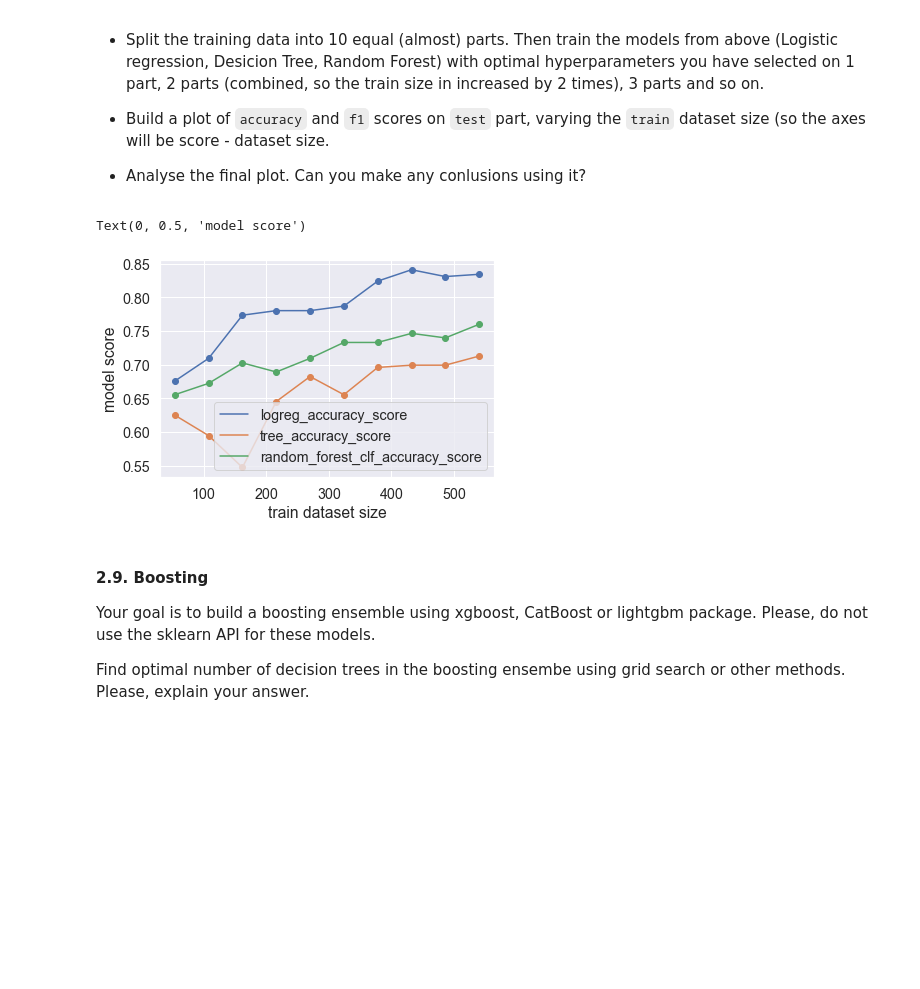
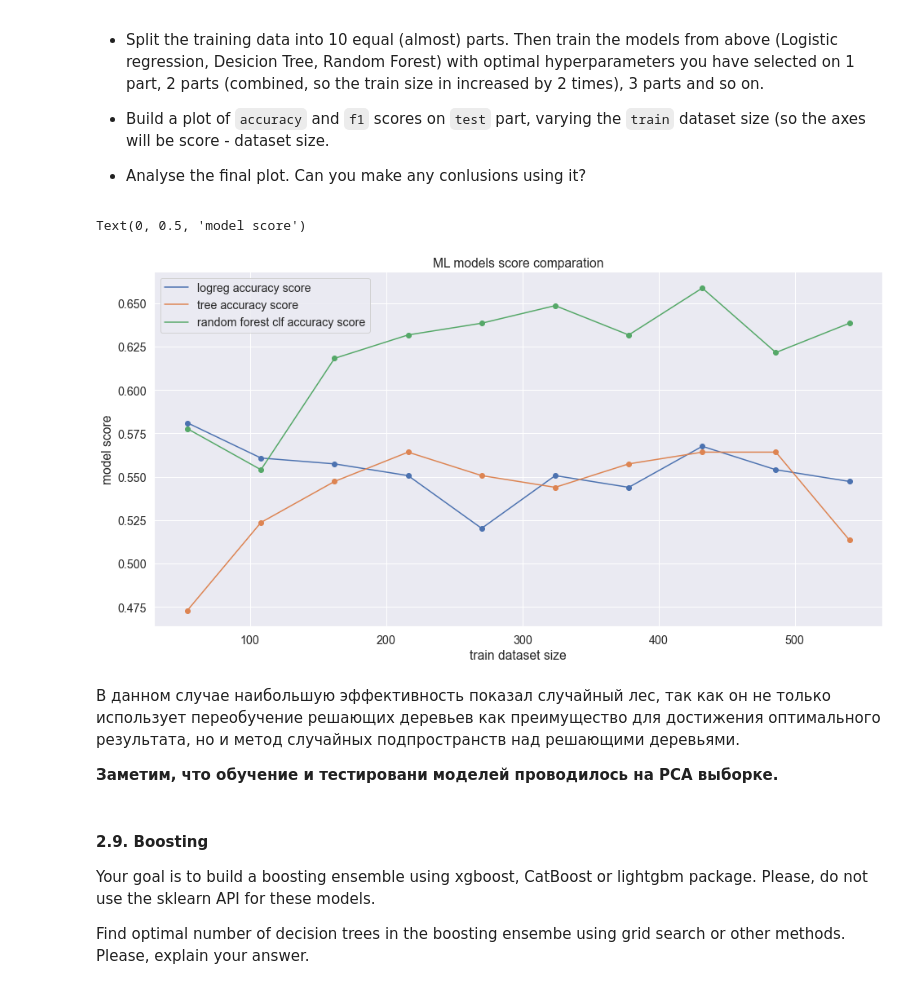
Before and after one commit to pavel-collab/ml-course-home-tasks, a Jupyter notebook: homeworks/lab01_ml_pipeline/lab01_part2_ml_pipeline.ipynb, the cells around one changed output. Saved outputs shown, nothing was run; the diff lists cells and outputs as text; code cells hidden in the pictures; blank space fills up the shorter version.

```diff
--- a/homeworks/lab01_ml_pipeline/lab01_part2_ml_pipeline.ipynb
+++ b/homeworks/lab01_ml_pipeline/lab01_part2_ml_pipeline.ipynb
@@ -200,7 +191,8 @@ def count_correlationn(df):
             arr.append([df.columns[feature_a], df.columns[feature_b]])
     return arr
 # %%
-arr = count_correlationn(raw_dataset)
+# Check if we have correlated features in dataset
+arr = count_correlationn(df)
 for i in range(len(arr)):
     print(arr[i])
 # %% [output]
@@ -633,29 +644,32 @@ Now we will work with the Random Forest (its `sklearn` implementation).
 # %%
 from sklearn.ensemble import RandomForestClassifier
 
-# YOUR CODE HERE
+# Variate RandomForestClassifier with different amount of estimators and plot f1 and accuracy w.r.t. the size of esemble
 N_estimators = np.arange(2, 100+1)
 
-#* firstly do bagging with DesisionTreeClassifier
 forest_f1_score = []
 forest_accuracy_score = []
 for n in N_estimators:
-    clf = RandomForestClassifier(max_depth=15, n_estimators=n, random_state=0)
-    clf.fit(X_train, y_train)
-    prediction = clf.predict(X_test)
+    clf = RandomForestClassifier(n_estimators=n, random_state=0)
+    clf.fit(X_train_pca, y_train)
+    prediction = clf.predict(X_test_pca)
+
     ensemble_tree_accuracy_score = accuracy_score(y_test, prediction)
     ensemble_tree_f1_score = f1_score(y_test, prediction, average='micro')
 
     forest_f1_score.append(ensemble_tree_f1_score)
     forest_accuracy_score.append(ensemble_tree_accuracy_score)
 
+fig, _ = plt.subplots(figsize=[16, 8])
+
 plt.scatter(N_estimators, forest_f1_score)
-plt.plot(N_estimators, forest_f1_score, label='forest_f1_score')
+plt.plot(N_estimators, forest_f1_score, label='forest f1 score')
 
 plt.scatter(N_estimators, forest_accuracy_score)
-plt.plot(N_estimators, forest_accuracy_score, label='forest_accuracy_score')
+plt.plot(N_estimators, forest_accuracy_score, label='forest accuracy score')
 
 plt.legend()
+plt.title('random forest score')
 plt.xlabel('n estimators')
 plt.ylabel('score')
 # %% [output]
@@ -671,58 +687,66 @@ Your goal is to estimate, how does the model behaviour change with the increase
 
 * Analyse the final plot. Can you make any conlusions using it?
 # %%
-# YOUR CODE HERE
-train_data_list = [X_train[:54*i] for i in range(1, 10+1)]
+# Split train data on batches
+train_data_list = [X_train_pca[:54*i] for i in range(1, 10+1)]
 train_target_list = [y_train[:54*i] for i in range(1, 10+1)]
 
-logreg = logreg = LogisticRegression(multi_class='multinomial',
+# Compare all models scores
+logreg = LogisticRegression(multi_class='multinomial',
                             solver='saga',
                             tol=1e-3,
                             max_iter=500,
                             random_state=42,
-                            C = 100,
+                            C = 10,
                             penalty='l1')
 
 tree_clf = clf = DecisionTreeClassifier(max_depth=11, random_state=0)
 
-random_forest_clf = RandomForestClassifier(max_depth=15, n_estimators=50, random_state=0)
+random_forest_clf = RandomForestClassifier(n_estimators=60, random_state=0)
 
 logreg_accuracy_score = []
 tree_clf_accuracy_score = []
 random_forest_clf_accuracy_score = []
 for feature_train, target_train in zip(train_data_list, train_target_list):
     # обучаем модели
     logreg.fit(feature_train, target_train)
     tree_clf.fit(feature_train, target_train)
     random_forest_clf.fit(feature_train, target_train)
 
     # делаем предсказание
-    logreg_prediction = logreg.predict(X_test)
-    tree_clf_prediction = tree_clf.predict(X_test)
-    random_forest_clf_prediction = random_forest_clf.predict(X_test)
+    logreg_prediction = logreg.predict(X_test_pca)
+    tree_clf_prediction = tree_clf.predict(X_test_pca)
+    random_forest_clf_prediction = random_forest_clf.predict(X_test_pca)
 
     # оцениваем модели
     logreg_accuracy_score.append(accuracy_score(y_test, logreg_prediction))
     tree_clf_accuracy_score.append(accuracy_score(y_test, tree_clf_prediction))
     random_forest_clf_accuracy_score.append(accuracy_score(y_test, random_forest_clf_prediction))
 
 train_el_amnt = range(54, 540+1, 54)
 
+fig, _ = plt.subplots(figsize=[16, 8])
+
 plt.scatter(train_el_amnt, logreg_accuracy_score)
-plt.plot(train_el_amnt, logreg_accuracy_score, label='logreg_accuracy_score')
+plt.plot(train_el_amnt, logreg_accuracy_score, label='logreg accuracy score')
 
 plt.scatter(train_el_amnt, tree_clf_accuracy_score)
-plt.plot(train_el_amnt, tree_clf_accuracy_score, label='tree_accuracy_score')
+plt.plot(train_el_amnt, tree_clf_accuracy_score, label='tree accuracy score')
 
 plt.scatter(train_el_amnt, random_forest_clf_accuracy_score)
-plt.plot(train_el_amnt, random_forest_clf_accuracy_score, label='random_forest_clf_accuracy_score')
+plt.plot(train_el_amnt, random_forest_clf_accuracy_score, label='random forest clf accuracy score')
 
 plt.legend()
+plt.title('ML models score comparation')
 plt.xlabel('train dataset size')
 plt.ylabel('model score')
 # %% [output]
 Text(0, 0.5, 'model score')
-[figure, old version]
+[figure, new version]
+# %% [markdown]
+В данном случае наибольшую эффективность показал случайный лес, так как он не только использует переобучение решающих деревьев как преимущество для достижения оптимального результата, но и метод случайных подпространств над решающими деревьями.
+
+__Заметим, что обучение и тестировани моделей проводилось на PCA выборке.__
 # %% [markdown]
 #### 2.9. Boosting
 Your goal is to build a boosting ensemble using xgboost, CatBoost or lightgbm package.
```
Also changed, not shown: parts of 43 cells of this notebook, 1 other file.
